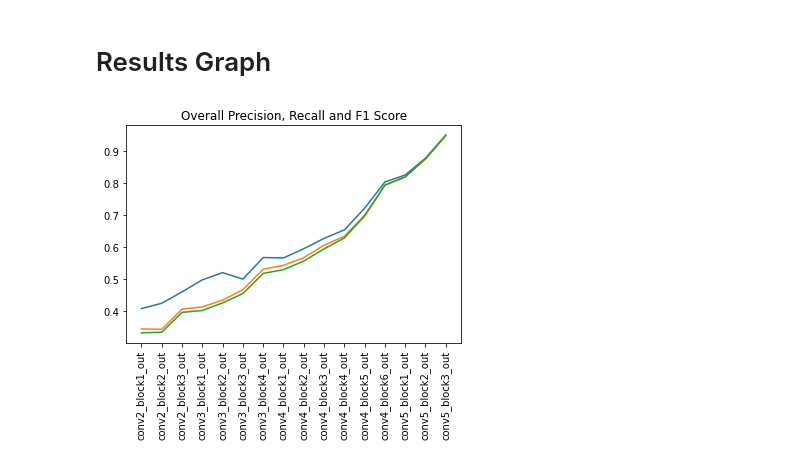
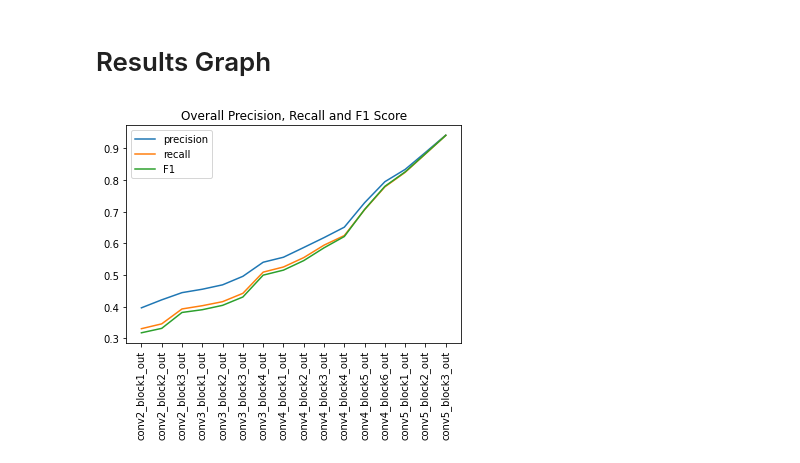
Before and after one commit to jianming93/incremental_learner, a Jupyter notebook: notebooks/model_layer_analysis.ipynb, the cells around one changed output. Drawn from its saved outputs; the diff is of its cells as text; code cells hidden in the pictures.

```diff
--- a/notebooks/model_layer_analysis.ipynb
+++ b/notebooks/model_layer_analysis.ipynb
@@ -111,3 +99,12 @@ X_train, X_test, y_train, y_test = train_test_split(filepath_array,
+# %%
+train_dataset_directory = "../data/stl-10/train"
+test_dataset_directory = "../data/stl-10/test"
+# %%
+train_sub_folders, train_classes = get_class_folders_from_main_directory(train_dataset_directory)
+X_train, y_train = extract_classes_sub_folder(train_sub_folders)
+# %%
+test_sub_folders, test_classes = get_class_folders_from_main_directory(test_dataset_directory)
+X_test, y_test = extract_classes_sub_folder(test_sub_folders)
 # %%
 train_image_generator = ImageGenerator(X_train, y_train, 2048, (224, 224))
 test_image_generator = ImageGenerator(X_test, y_test, 1, (224, 224))
@@ -149,7 +146,7 @@ for conv_block in out_layer_index:
     shell_family.preprocessor = extract_layers(shell_family.preprocessor.layers[0], 0, conv_block[0])
     train_image_generator = ImageGenerator(X_train, y_train, 2048, (224, 224))
     test_image_generator = ImageGenerator(X_test, y_test, 1, (224, 224))
-    shell_family.fit(train_image_generator, classes, "../models/resnet_" + conv_block[1] + ".pkl")
+    shell_family.fit(train_image_generator, train_classes, "../models/resnet_" + conv_block[1] + ".pkl")
     y_predict = []
     for processed_image_array, _, groundtruth in test_image_generator:
         sample_features = shell_family.preprocessor.predict(processed_image_array)
@@ -207,11 +202,12 @@ for result in all_results:
 # %%
 out_layer_names = [i[1] for i in out_layer_index]
 # %%
-plt.plot(out_layer_names, precision)
-plt.plot(out_layer_names, recall)
-plt.plot(out_layer_names, f1)
+plt.plot(out_layer_names, precision, label="precision")
+plt.plot(out_layer_names, recall, label="recall")
+plt.plot(out_layer_names, f1, label="F1")
 plt.title('Overall Precision, Recall and F1 Score')
 plt.xticks(rotation=90)
+plt.legend()
 plt.show()
 # %% [output]
-[figure, old version]
+[figure, new version]
```
Also changed, not shown: parts of 6 cells of this notebook, 12 other files.
